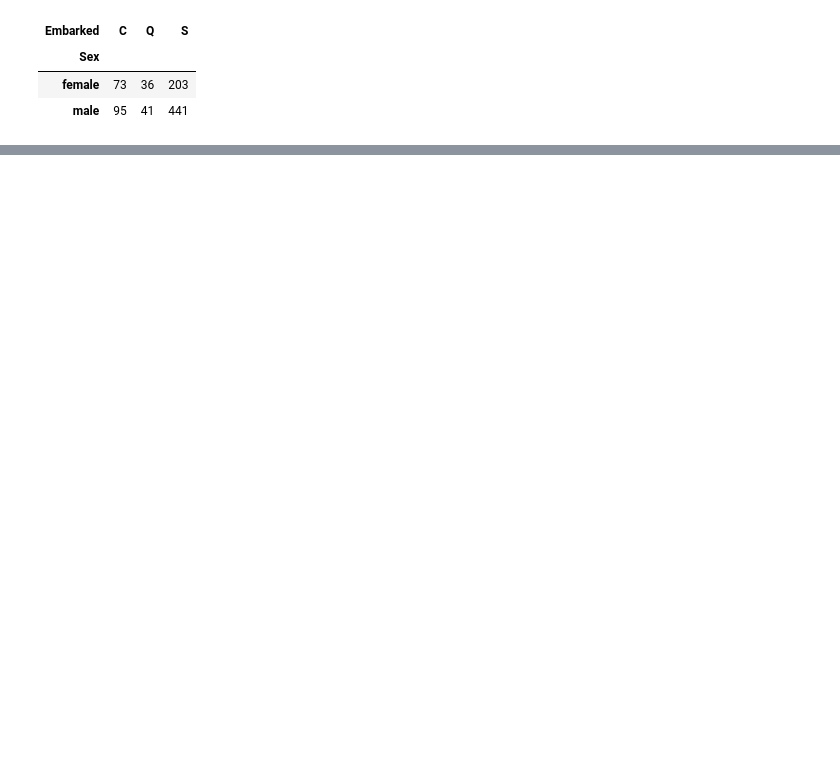
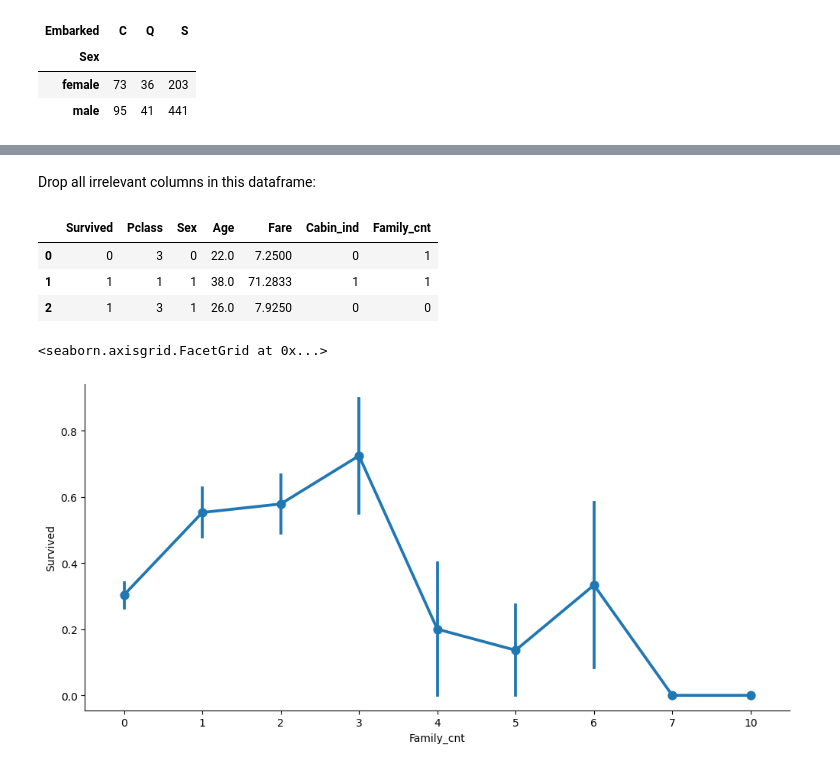
Before and after one commit to ABIGAILDEBBY/titanic-survival, a Jupyter notebook: titanic.ipynb, the cells around one changed output, grey strips where cells are left out. Drawn from its saved outputs; the diff is of its cells as text; code cells hidden in the pictures; blank space fills up the shorter version.

```diff
--- a/titanic.ipynb
+++ b/titanic.ipynb
@@ -209,0 +245,4 @@ data.pivot_table('Survived', index='Sex', columns='Embarked', aggfunc='count')
+# %%
+gender_num = {'male': 0, 'female': 1}
+data['Sex'] = data['Sex'].map(gender_num)
+data.head()
@@ -209,0 +283,2 @@ data.pivot_table('Survived', index='Sex', columns='Embarked', aggfunc='count')
+# %%
+data = pd.read_csv('csv_files/train.csv')
@@ -209,0 +287,9 @@ data.pivot_table('Survived', index='Sex', columns='Embarked', aggfunc='count')
+# %%
+data['Cabin_ind'] = np.where(data['Cabin'].isnull(), 0, 1)
+# Check if 'Sex' has NaNs or if it has been mapped previously
+if data['Sex'].dtype != 'int64':
+    data['Sex'] = data['Sex'].map(gender_num, na_action='ignore')  # Avoids NaNs on repeated runs
+data['Family_cnt'] = data['SibSp']+data['Parch']
+# Fill NaN values in 'Age' with the mean age
+data['Age'] = data['Age'].fillna(data['Age'].mean())
+data.head()
@@ -209,0 +303,15 @@ data.pivot_table('Survived', index='Sex', columns='Embarked', aggfunc='count')
+# %% [markdown]
+Drop all irrelevant columns in this dataframe:
+# %%
+data.drop(['PassengerId','SibSp','Parch', 'Ticket', 'Embarked','Name', 'Cabin'], axis=1, inplace=True)
+data.head(3)
+# %% [output]
+|  | Survived | Pclass | Sex | Age | Fare | Cabin_ind | Family_cnt |
+| 0 | 0 | 3 | 0 | 22.0 | 7.2500 | 0 | 1 |
+| 1 | 1 | 1 | 1 | 38.0 | 71.2833 | 1 | 1 |
+| 2 | 1 | 3 | 1 | 26.0 | 7.9250 | 0 | 0 |
+# %%
+sns.catplot(x='Family_cnt', y='Survived', data=data, kind='point',aspect=2)
+# %% [output]
+<seaborn.axisgrid.FacetGrid at 0x...>
+[figure, added]
```
Also changed, not shown: parts of 31 cells of this notebook.
